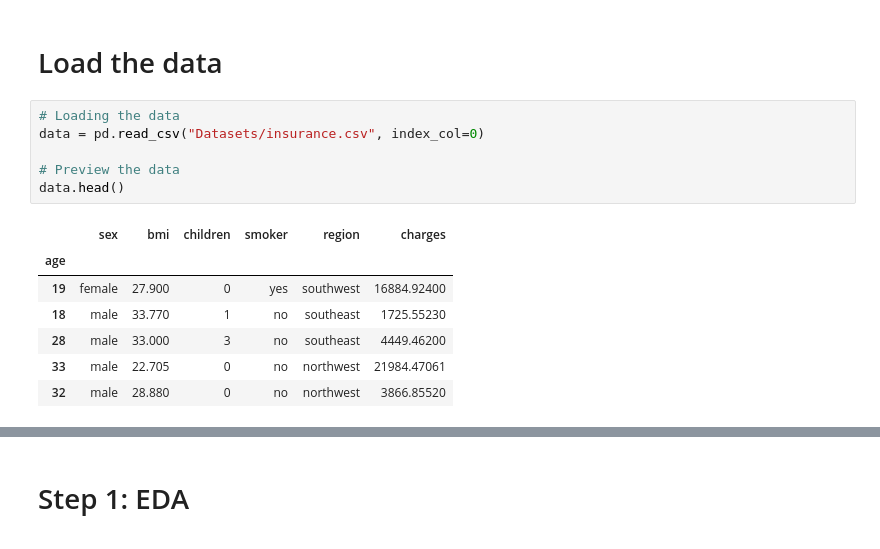
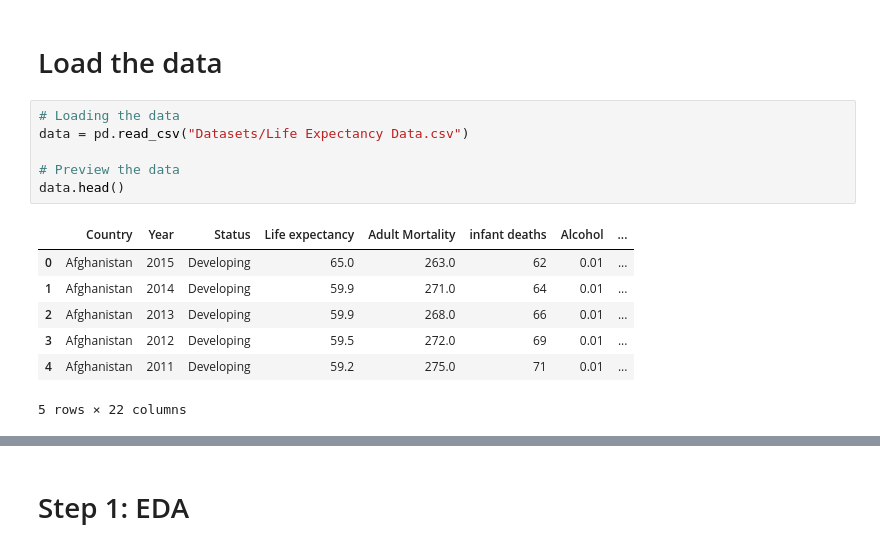
Before and after one commit to BrainTheos/uon-cci501-linear-regression, a Jupyter notebook: CCI501_Linear_Regression.ipynb, the cells around one changed output, grey strips where cells are left out. Drawn from its saved outputs; the diff is of its cells as text.

Commit message:
Implement EDA with WHO dataset.

```diff
--- a/CCI501_Linear_Regression.ipynb
+++ b/CCI501_Linear_Regression.ipynb
@@ -10,15 +20,15 @@ import pandas as pd
 # Load the data
 # %%
 # Loading the data
-data = pd.read_csv("Datasets/insurance.csv", index_col=0)
+data = pd.read_csv("Datasets/Life Expectancy Data.csv")
 
 # Preview the data
 data.head()
 # %% [output]
-|  | sex | bmi | children | smoker | region | charges |
-| age |  |  |  |  |  |  |
-| 19 | female | 27.900 | 0 | yes | southwest | 16884.92400 |
-| 18 | male | 33.770 | 1 | no | southeast | 1725.55230 |
-| 28 | male | 33.000 | 3 | no | southeast | 4449.46200 |
-| 33 | male | 22.705 | 0 | no | northwest | 21984.47061 |
-| 32 | male | 28.880 | 0 | no | northwest | 3866.85520 |
+|  | Country | Year | Status | Life expectancy | Adult Mortality | infant deaths | Alcohol | ... |
+| 0 | Afghanistan | 2015 | Developing | 65.0 | 263.0 | 62 | 0.01 | ... |
+| 1 | Afghanistan | 2014 | Developing | 59.9 | 271.0 | 64 | 0.01 | ... |
+| 2 | Afghanistan | 2013 | Developing | 59.9 | 268.0 | 66 | 0.01 | ... |
+| 3 | Afghanistan | 2012 | Developing | 59.5 | 272.0 | 69 | 0.01 | ... |
+| 4 | Afghanistan | 2011 | Developing | 59.2 | 275.0 | 71 | 0.01 | ... |
+5 rows × 22 columns
```
Also changed, not shown: parts of 13 cells of this notebook, 2 other files.
